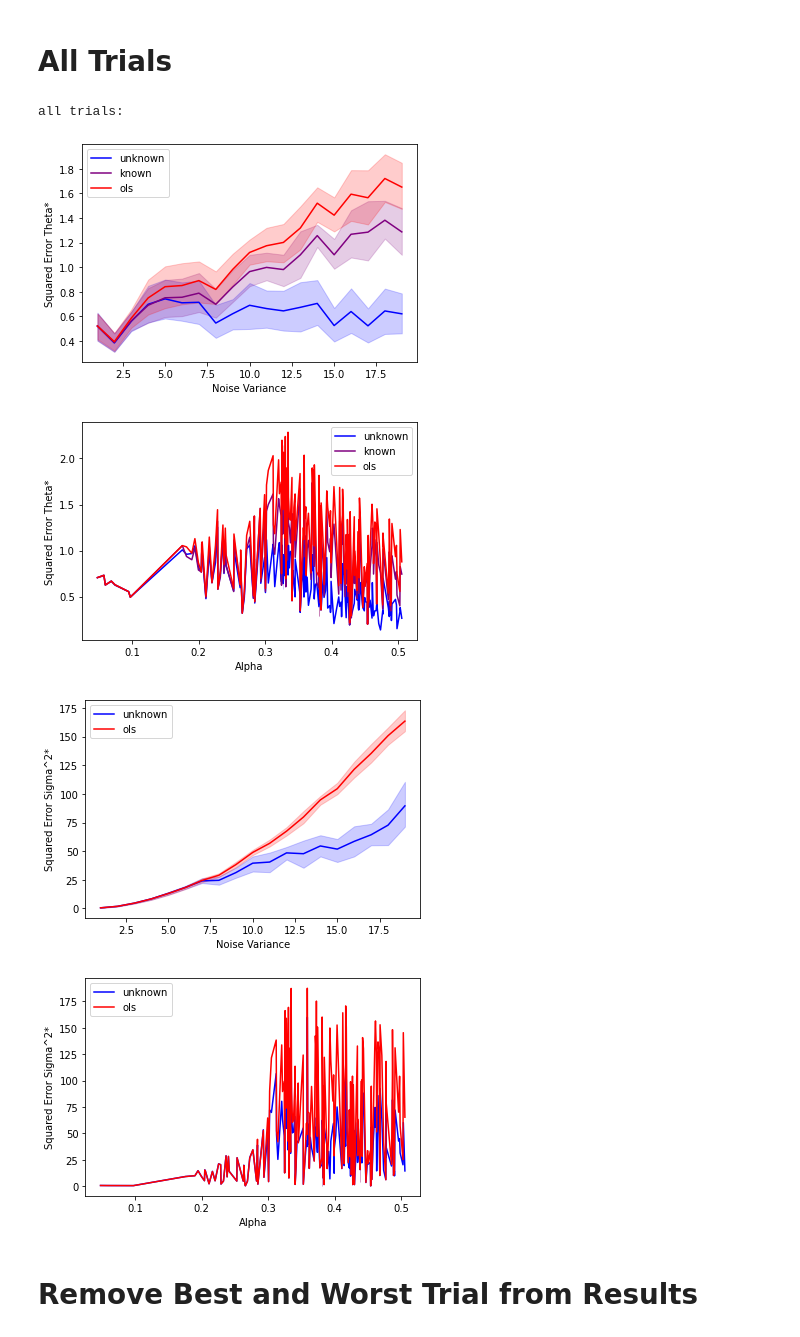
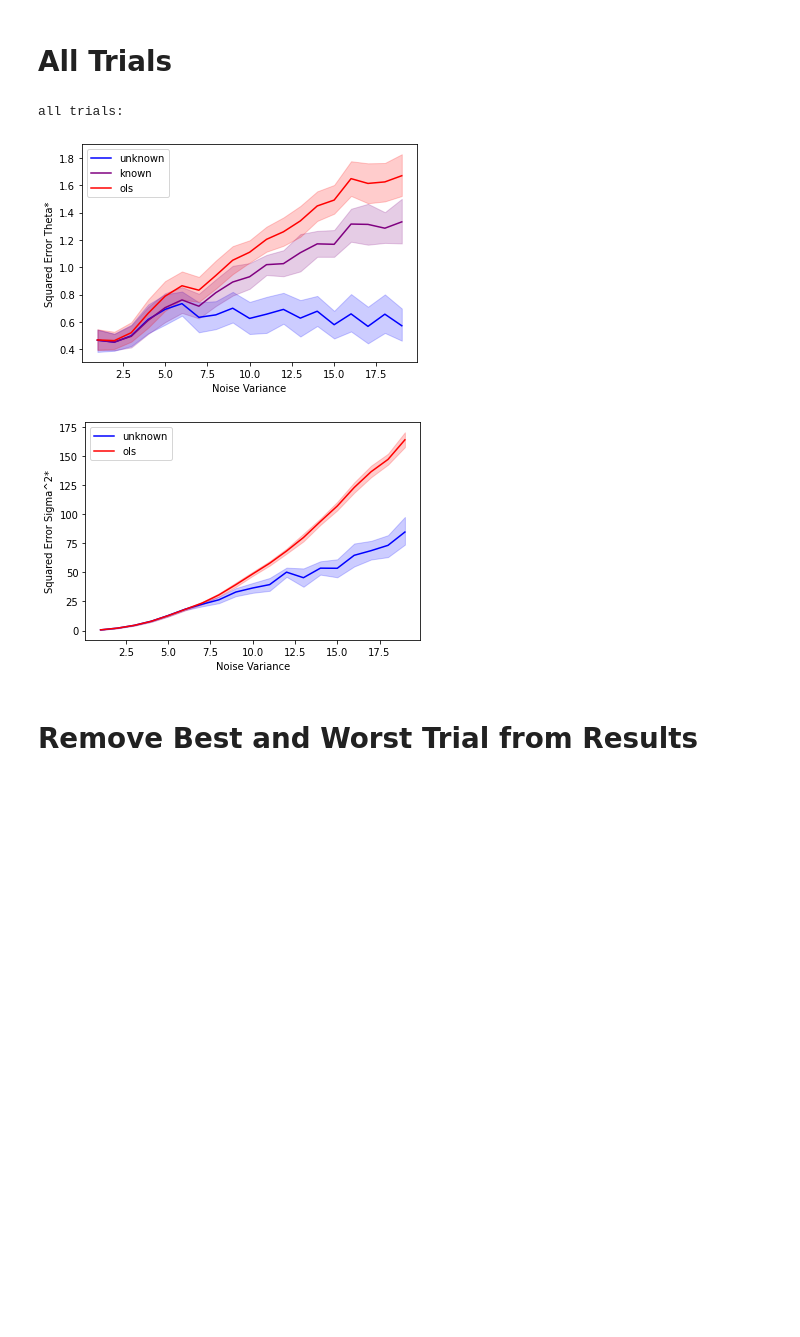
Before and after one commit to pstefanou12/delphi.ai, a Jupyter notebook: notebooks/Uniform.ipynb, the cells around one changed output. Drawn from its saved outputs; the diff is of its cells as text; code cells hidden in the pictures; blank space fills up the shorter version.

```diff
--- a/notebooks/Uniform.ipynb
+++ b/notebooks/Uniform.ipynb
@@ -28,7 +28,7 @@ import datetime
 noise_lambda = lambda metric: list(itertools.chain(*[[results[results['var'] == v][metric].idxmax(), results[results['var'] == v][metric].idxmin()] for v in range(1, 20)]))
 # %%
 STORE_PATH = '/home/pstefanou/Uniform'
-STORE_TABLE_NAME = 'uniform2'
+STORE_TABLE_NAME = 'cosine'
 
 store = Store(STORE_PATH)
 
@@ -142,37 +145,22 @@ reader.close() # close reader
 # %%
 print("all trials:")
 
 # variance vs param mse
 sns.lineplot(data=results, x='var', y='unknown_param_mse', label='unknown', color='blue')
 sns.lineplot(data=results, x='var', y='known_param_mse', label='known', color='purple')
 ax = sns.lineplot(data=results, x='var', y='ols_param_mse', label='ols', color='red')
 ax.set(xlabel='Noise Variance', ylabel='Squared Error Theta*')
 plt.show()
 
-# alpha vs param mse
-sns.lineplot(data=results, x='alpha', y='unknown_param_mse', label='unknown', color='blue')
-sns.lineplot(data=results, x='alpha', y='known_param_mse', label='known', color='purple')
-ax = sns.lineplot(data=results, x='alpha', y='ols_param_mse', label='ols', color='red')
-ax.set(xlabel='Alpha', ylabel='Squared Error Theta*')
-plt.show()
-
 # var vs var mse
 sns.lineplot(data=results, x='var', y='unknown_var_mse', label='unknown', color='blue')
 ax = sns.lineplot(data=results, x='var', y='ols_var_mse', label='ols', color='red')
 ax.set(xlabel='Noise Variance', ylabel='Squared Error Sigma^2*')
 plt.show()
-
-# alpha vs var mse
-sns.lineplot(data=results, x='alpha', y='unknown_var_mse', label='unknown', color='blue')
-ax = sns.lineplot(data=results, x='alpha', y='ols_var_mse', label='ols', color='red')
-ax.set(xlabel='Alpha', ylabel='Squared Error Sigma^2*')
-plt.show()
 # %% [output]
 all trials:
-[figure, old version]
+[figure, new version]
-[figure, old version]
+[figure, new version]
-[figure, removed]
-[figure, removed]
 # %% [markdown]
 # Remove Best and Worst Trial from Results
 # %%
```
Also changed, not shown: parts of 3 cells of this notebook, 3 other files.
